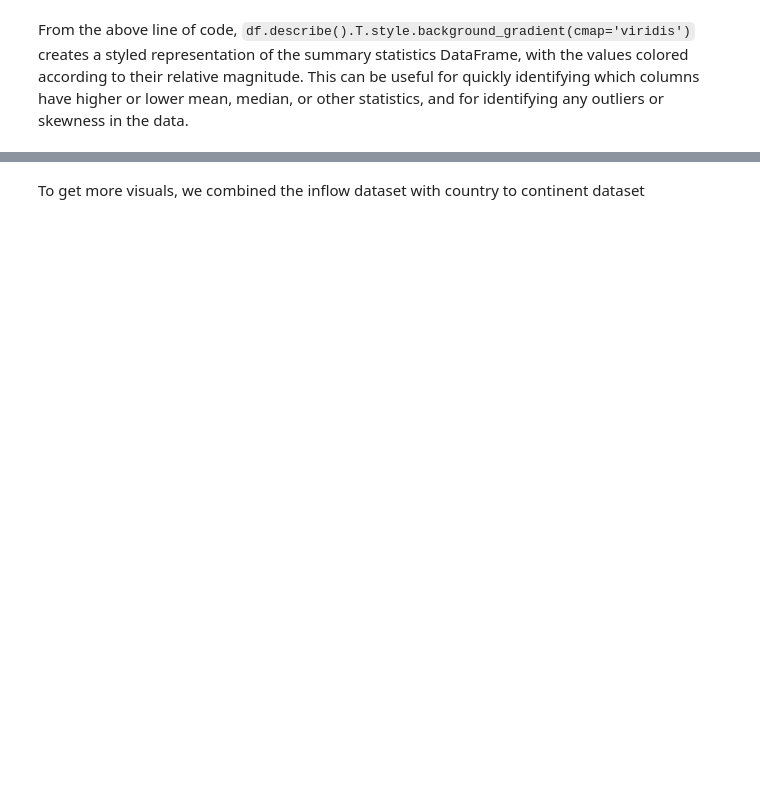
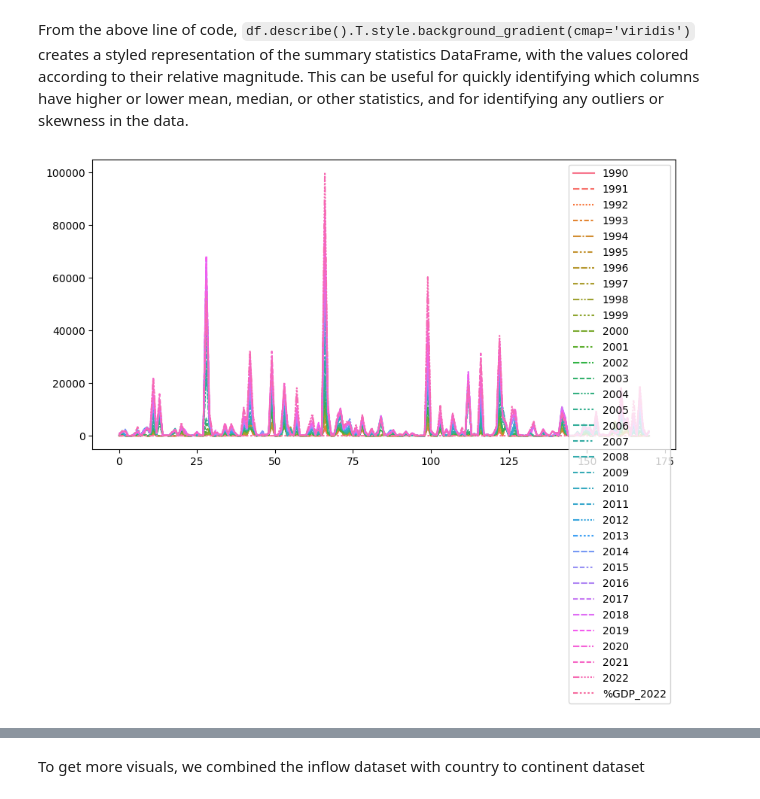
Before and after one commit to oakerekan/Bayes---Hamoye---Remittance-Pattern-and-Economic-development, a Jupyter notebook: 03. Remittance_Patterns_Exploratory_Data_Analysis.ipynb, the cells around one changed output, grey strips where cells are left out. Saved outputs shown, nothing was run; the diff lists cells and outputs as text; code cells hidden in the pictures; blank space fills up the shorter version.

```diff
--- a/03. Remittance_Patterns_Exploratory_Data_Analysis.ipynb
+++ b/03. Remittance_Patterns_Exploratory_Data_Analysis.ipynb
@@ -86,6 +77,14 @@ inflow.describe().T.style.background_gradient(cmap='viridis')
 | %GDP_2022 | 171.000000 | 5.872962 | 8.489751 | 0.006377 | 0.550840 | 2.368998 | 7.443461 | 49.900200 |
 # %% [markdown]
 From the above line of code, `df.describe().T.style.background_gradient(cmap='viridis')` creates a styled representation of the summary statistics DataFrame, with the values colored according to their relative magnitude. This can be useful for quickly identifying which columns have higher or lower mean, median, or other statistics, and for identifying any outliers or skewness in the data.
+# %%
+# create the line plot
+fig = plt.gcf()
+fig.set_size_inches(10, 5)
+sns.lineplot(data=inflow)
+plt.show()
+# %% [output]
+[figure, added]
 # %%
 # Snippet of outflow dataset
 outflow.head()
```
Also changed, not shown: parts of 19 cells of this notebook.
